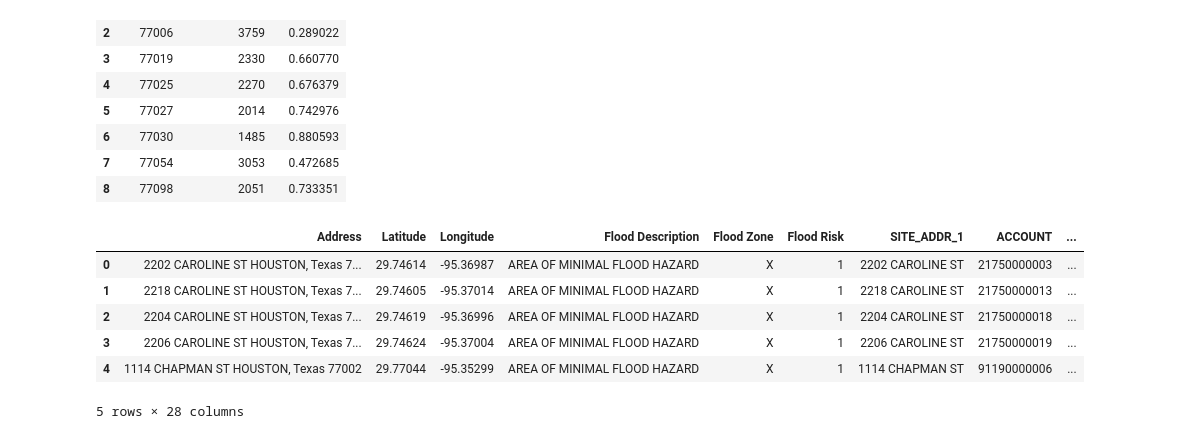
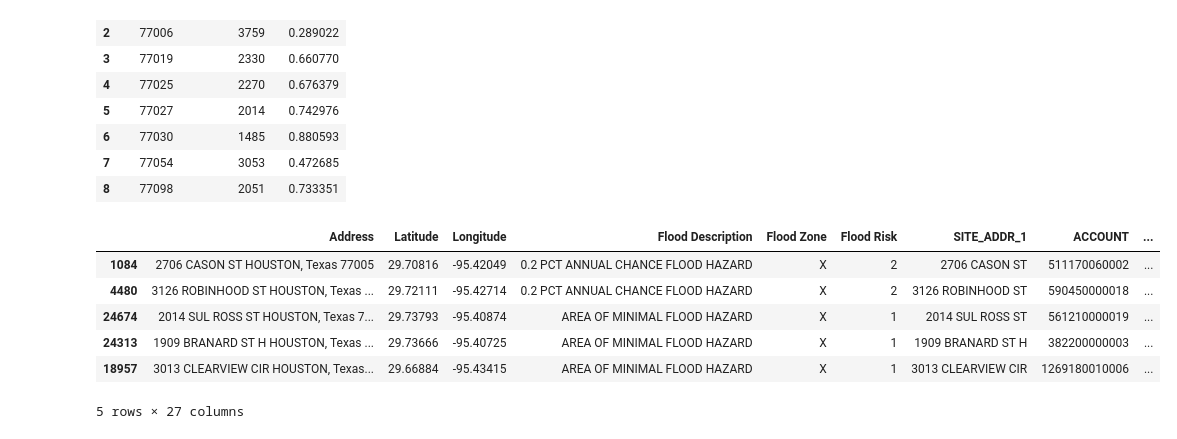
Before and after one commit to adrianaovalle/Project1_Group2, a Jupyter notebook: Combine_Flood_Crime_HCAD.ipynb, the cells around one changed output. Drawn from its saved outputs; the diff is of its cells as text; code cells hidden in the pictures.

```diff
--- a/Combine_Flood_Crime_HCAD.ipynb
+++ b/Combine_Flood_Crime_HCAD.ipynb
@@ -52,16 +87,8 @@ flood_all_zips_df.head()
 #Merge Flood and HCAD DataFrames to get Account Number, Neighborhood code and group and rest of parameters
 
 #Generate a colum that has SITE_ADDR_1
-address_split=flood_all_zips_df['Address'].str.split(' ').tolist()
+address_split=flood_all_zips_df['Address'].str.rsplit(' ',3).tolist()
 address_split=pd.DataFrame(address_split)
-address_split['SITE_ADDR_1']=address_split[0]+ ' '+address_split[1]+' '+address_split[2]
-address_split.head()
-flood_all_zips_df['SITE_ADDR_1']=address_split['SITE_ADDR_1']
-
-#Merge Flood data to HCAD by SITE_ADDR_1
-HCAD_df=pd.read_csv('Resources/2019_single_fam_values.csv')
-flood_all_zips_df=pd.merge(flood_all_zips_df,HCAD_df,on='SITE_ADDR_1')
-
-flood_all_zips_df.to_csv('Output/flood_all_zips.csv')
-flood_all_zips_df.head()
+flood_all_zips_df['SITE_ADDR_1']= address_split[0]
+flood_all_zips_df.sample(5)
 # %% [output]
@@ -74,0 +101,5 @@ flood_all_zips_df.head()
+# %%
+# open hcad data
+HCAD_df=pd.read_csv('Inner_Loop_18_19.csv')
+HCAD_df=HCAD_df.drop(["Unnamed: 0"], axis=1)
+HCAD_df.info()
@@ -74,0 +147,9 @@ flood_all_zips_df.head()
+# %%
+#Merge Flood data to HCAD by SITE_ADDR_1
+HCAD_df = HCAD_df.drop_duplicates(subset=['SITE_ADDR_1'])
+flood_all_zips_df = flood_all_zips_df.drop_duplicates(subset=['SITE_ADDR_1'])
+
+flood_all_zips_df=pd.DataFrame.merge(flood_all_zips_df,HCAD_df,on='SITE_ADDR_1', how='inner', suffixes=('_flood', '_hcad'))
+
+# flood_all_zips_df.to_csv('Output/flood_all_zips.csv')
+flood_all_zips_df.sample(5)
@@ -82,7 +195,8 @@ crime_zips_df=crime_zips_df.reset_index()
 max=crime_zips_df['Offense Count'].max()
 min=crime_zips_df['Offense Count'].min()
 crime_zips_df['crime_rank']=1-(crime_zips_df['Offense Count']-min)/(max-min)
-crime_zips_df.head(10)
+crime_zips_df['ZIP Code']=pd.to_numeric(crime_zips_df['ZIP Code'], errors='coerce')
+crime_zips_df
 # %% [output]
 |  | ZIP Code | Offense Count | crime_rank |
 | 0 | 77002 | 4870 | 0.000000 |
@@ -97,15 +211,14 @@ crime_zips_df.head(10)
 # %%
 #Add Crime Rate to Flood and HCAD dataframe.
 #Export file with all data
 flood_crime_hcad_df=pd.merge(flood_all_zips_df,crime_zips_df,left_on='SITE_ADDR_3', right_on='ZIP Code')
-flood_crime_hcad_df=flood_crime_hcad_df.drop(['ZIP Code','Unnamed: 0'],axis=1)
-flood_crime_hcad_df.to_csv('Output/flood_crime_hcad.csv')
-flood_crime_hcad_df.head()
+flood_crime_hcad_df=flood_crime_hcad_df.drop(['ZIP Code'],axis=1)
+flood_crime_hcad_df.sample(5)
 # %% [output]
 |  | Address | Latitude | Longitude | Flood Description | Flood Zone | Flood Risk | SITE_ADDR_1 | ACCOUNT | ... |
-| 0 | 2202 CAROLINE ST HOUSTON, Texas 7... | 29.74614 | -95.36987 | AREA OF MINIMAL FLOOD HAZARD | X | 1 | 2202 CAROLINE ST | 21750000003 | ... |
-| 1 | 2218 CAROLINE ST HOUSTON, Texas 7... | 29.74605 | -95.37014 | AREA OF MINIMAL FLOOD HAZARD | X | 1 | 2218 CAROLINE ST | 21750000013 | ... |
-| 2 | 2204 CAROLINE ST HOUSTON, Texas 7... | 29.74619 | -95.36996 | AREA OF MINIMAL FLOOD HAZARD | X | 1 | 2204 CAROLINE ST | 21750000018 | ... |
-| 3 | 2206 CAROLINE ST HOUSTON, Texas 7... | 29.74624 | -95.37004 | AREA OF MINIMAL FLOOD HAZARD | X | 1 | 2206 CAROLINE ST | 21750000019 | ... |
-| 4 | 1114 CHAPMAN ST HOUSTON, Texas 77002 | 29.77044 | -95.35299 | AREA OF MINIMAL FLOOD HAZARD | X | 1 | 1114 CHAPMAN ST | 91190000006 | ... |
+| 1084 | 2706 CASON ST HOUSTON, Texas 77005 | 29.70816 | -95.42049 | 0.2 PCT ANNUAL CHANCE FLOOD HAZARD | X | 2 | 2706 CASON ST | 511170060002 | ... |
+| 4480 | 3126 ROBINHOOD ST HOUSTON, Texas ... | 29.72111 | -95.42714 | 0.2 PCT ANNUAL CHANCE FLOOD HAZARD | X | 2 | 3126 ROBINHOOD ST | 590450000018 | ... |
+| 24674 | 2014 SUL ROSS ST HOUSTON, Texas 7... | 29.73793 | -95.40874 | AREA OF MINIMAL FLOOD HAZARD | X | 1 | 2014 SUL ROSS ST | 561210000019 | ... |
+| 24313 | 1909 BRANARD ST H HOUSTON, Texas ... | 29.73666 | -95.40725 | AREA OF MINIMAL FLOOD HAZARD | X | 1 | 1909 BRANARD ST H | 382200000003 | ... |
+| 18957 | 3013 CLEARVIEW CIR HOUSTON, Texas... | 29.66884 | -95.43415 | AREA OF MINIMAL FLOOD HAZARD | X | 1 | 3013 CLEARVIEW CIR | 1269180010006 | ... |
-5 rows × 28 columns
+5 rows × 27 columns
```
Also changed, not shown: parts of 14 cells of this notebook, 33 other files.
